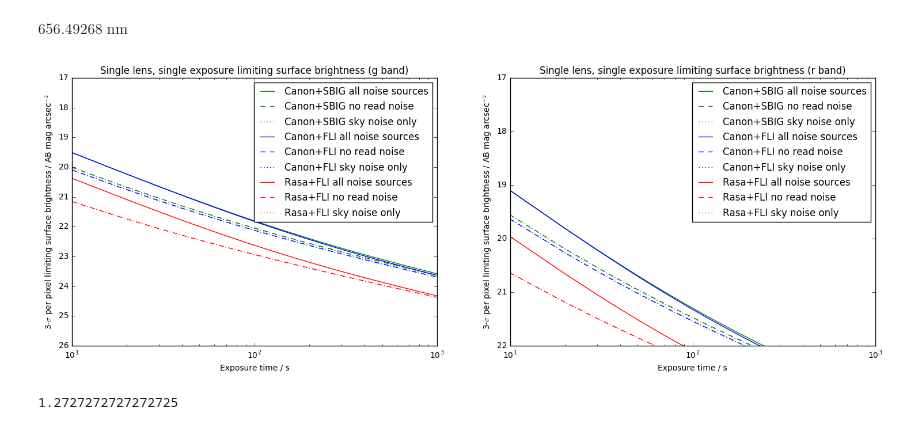
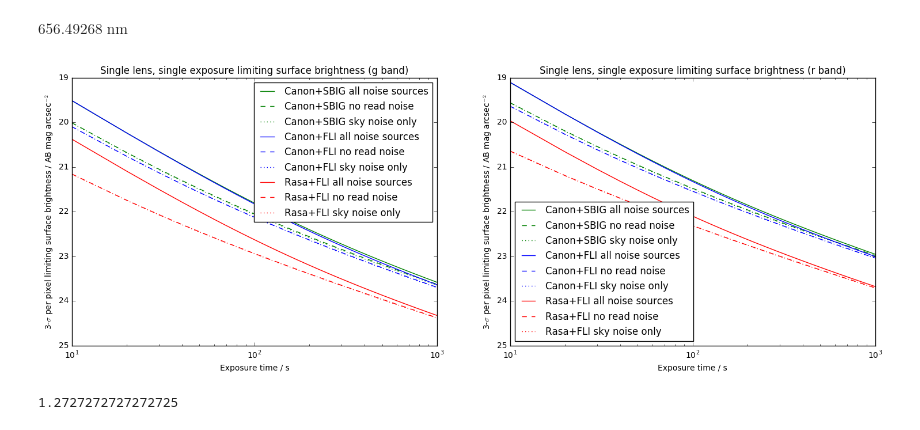
Before and after one commit to AnthonyHorton/signal-to-noise, a Jupyter notebook: Huntsman SNR.ipynb, the cells around one changed output. Cells and saved outputs as stored; diff of their text form; code cells hidden in the pictures.

```diff
--- a/Huntsman SNR.ipynb
+++ b/Huntsman SNR.ipynb
@@ -280,25 +280,25 @@ def sensitivity_plot(times, data1, data2, data3, plot_number, colour, name):
 # %%
 sensitivity_plot(ts, lg, lgr, lgi, 1, 'g', 'Canon+SBIG')
 sensitivity_plot(ts, lr, lrr, lri, 2, 'g', 'Canon+SBIG')
 sensitivity_plot(ts, lg1, lgr1, lgi1, 1, 'b', 'Canon+FLI')
 sensitivity_plot(ts, lr1, lrr1, lri1, 2, 'b', 'Canon+FLI')
 sensitivity_plot(ts, lg2, lgr2, lgi2, 1, 'r', 'Rasa+FLI')
 sensitivity_plot(ts, lr2, lrr2, lri2, 2, 'r', 'Rasa+FLI')
 plt.subplot(1,2,1)
 plt.legend(loc='best')
-plt.ylim(26,17)
+plt.ylim(25,19)
 plt.xlabel('Exposure time / s')
 plt.ylabel('3-$\sigma$ per pixel limiting surface brightness / AB mag arcsec$^{-2}$')
 plt.title('Single lens, single exposure limiting surface brightness (g band)')
 plt.subplot(1,2,2)
 plt.legend(loc='best')
-plt.ylim(22,17)
+plt.ylim(25,19)
 plt.xlabel('Exposure time / s')
 plt.ylabel('3-$\sigma$ per pixel limiting surface brightness / AB mag arcsec$^{-2}$')
 plt.title('Single lens, single exposure limiting surface brightness (r band)')
 plt.gcf().set_size_inches(18,6)
 # %% [output]
-[figure, old version]
+[figure, new version]
 # %%
 2.8/2.2
 # %% [output]
```
Also changed, not shown: 1 other file.
